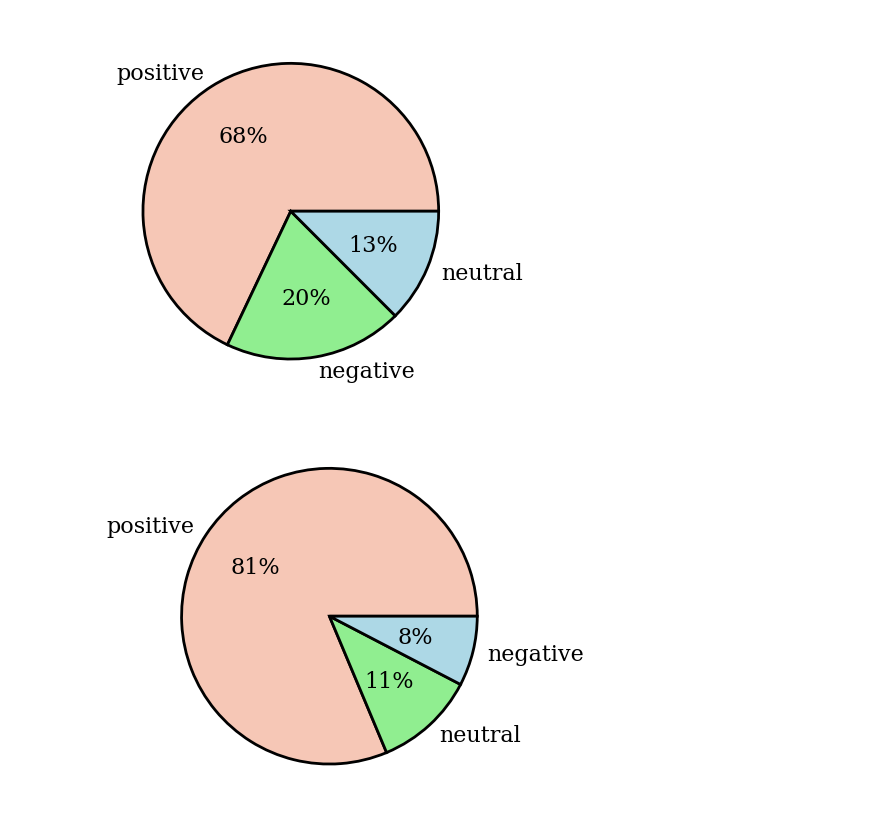
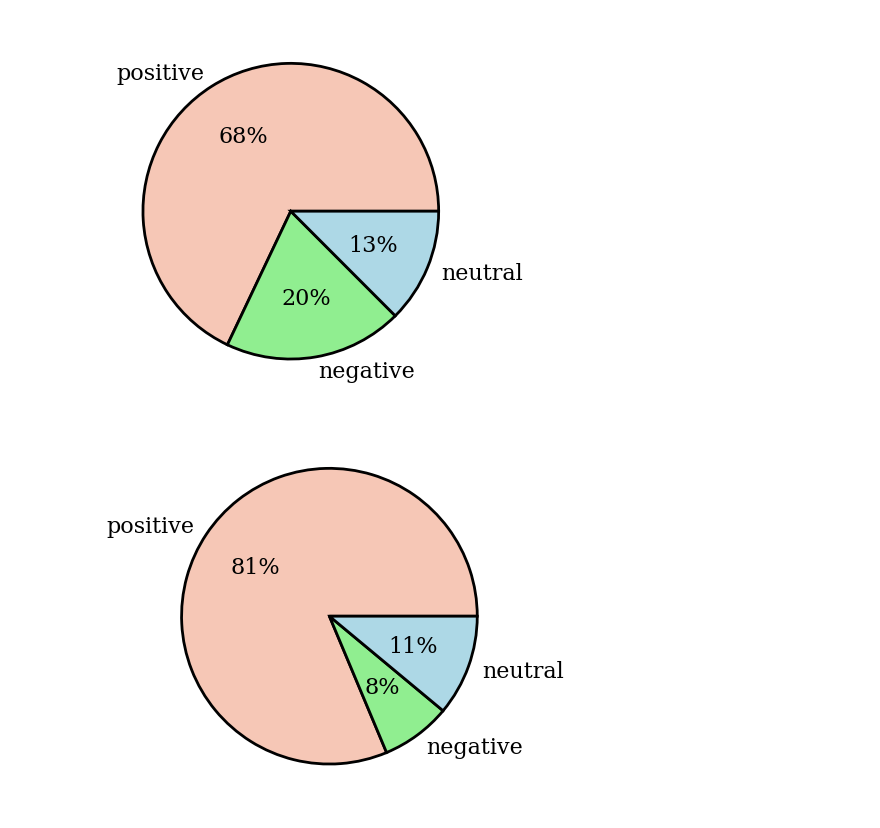
Before and after one commit to usc-sail/SAIM-ADS, a Jupyter notebook: notebooks/ads_distribution_data_tone_social_message.ipynb, the cells around one changed output. Saved outputs shown, nothing was run; the diff lists cells and outputs as text; code cells hidden in the pictures.

```diff
--- a/notebooks/ads_distribution_data_tone_social_message.ipynb
+++ b/notebooks/ads_distribution_data_tone_social_message.ipynb
@@ -201,16 +204,10 @@ plt.savefig(filename,dpi=300)
 [figure]
 # %%
 # pie chart for the start majority tone distribution
-plt.rc('font', family='serif')
-plt.rcParams.update({'font.size': 16})
-
-palette_colors = ['#f6c7b6', '#90EE90', '#ADD8E6']
-
 start_tone_maj_counter=dict(Counter(start_majority_tone_list))
-keys=list(start_tone_maj_counter.keys())
+keys=['positive','negative','neutral']
 values=[start_tone_maj_counter[k] for k in keys]
 wp = {'linewidth': 2, 'edgecolor': 'black'}
-
 plt.pie(values, labels=keys, colors=palette_colors, autopct='%.0f%%',  wedgeprops=wp)
 
 #save the figures
@@ -221,7 +218,6 @@ plt.savefig(filename,dpi=300)
 # %%
 # pie chart for the middle majority tone distribution
 middle_tone_maj_counter=Counter(middle_majority_tone_list)
-keys=list(middle_tone_maj_counter.keys())
 values=[middle_tone_maj_counter[k] for k in keys]
 wp = {'linewidth': 2, 'edgecolor': 'black'}
 plt.pie(values, labels=keys, colors=palette_colors, autopct='%.0f%%',  wedgeprops=wp)
@@ -235,17 +231,14 @@ plt.savefig(filename,dpi=300)
 # %%
 # pie chart for the end majority tone distribution
 end_tone_maj_counter=Counter(end_majority_tone_list)
 #print(end_tone_maj_counter)
-keys=list(end_tone_maj_counter.keys())
 values=[end_tone_maj_counter[k] for k in keys]
 wp = {'linewidth': 2, 'edgecolor': 'black'}
 plt.pie(values, labels=keys, colors=palette_colors, autopct='%.0f%%',  wedgeprops=wp)
-
-
 filename=os.path.join(folder,"end_tone_3_class_label_distribution.png")
 plt.savefig(filename,dpi=300)
 # %% [output]
-[figure, old version]
+[figure, new version]
 # %%
 #pie chart for start tone distribution across all annotators
 
```
Also changed, not shown: parts of 9 cells of this notebook, 18 other files.
